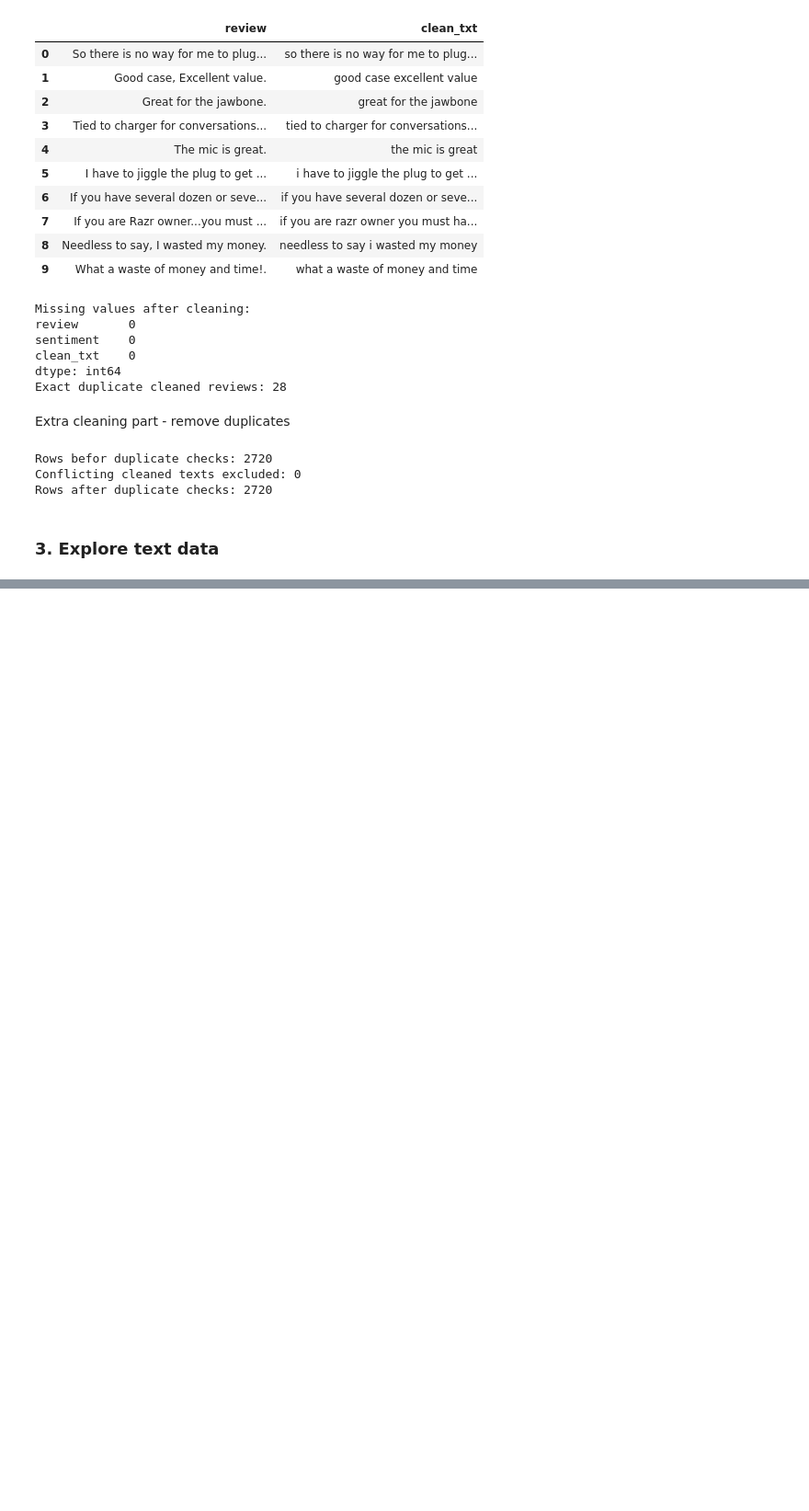
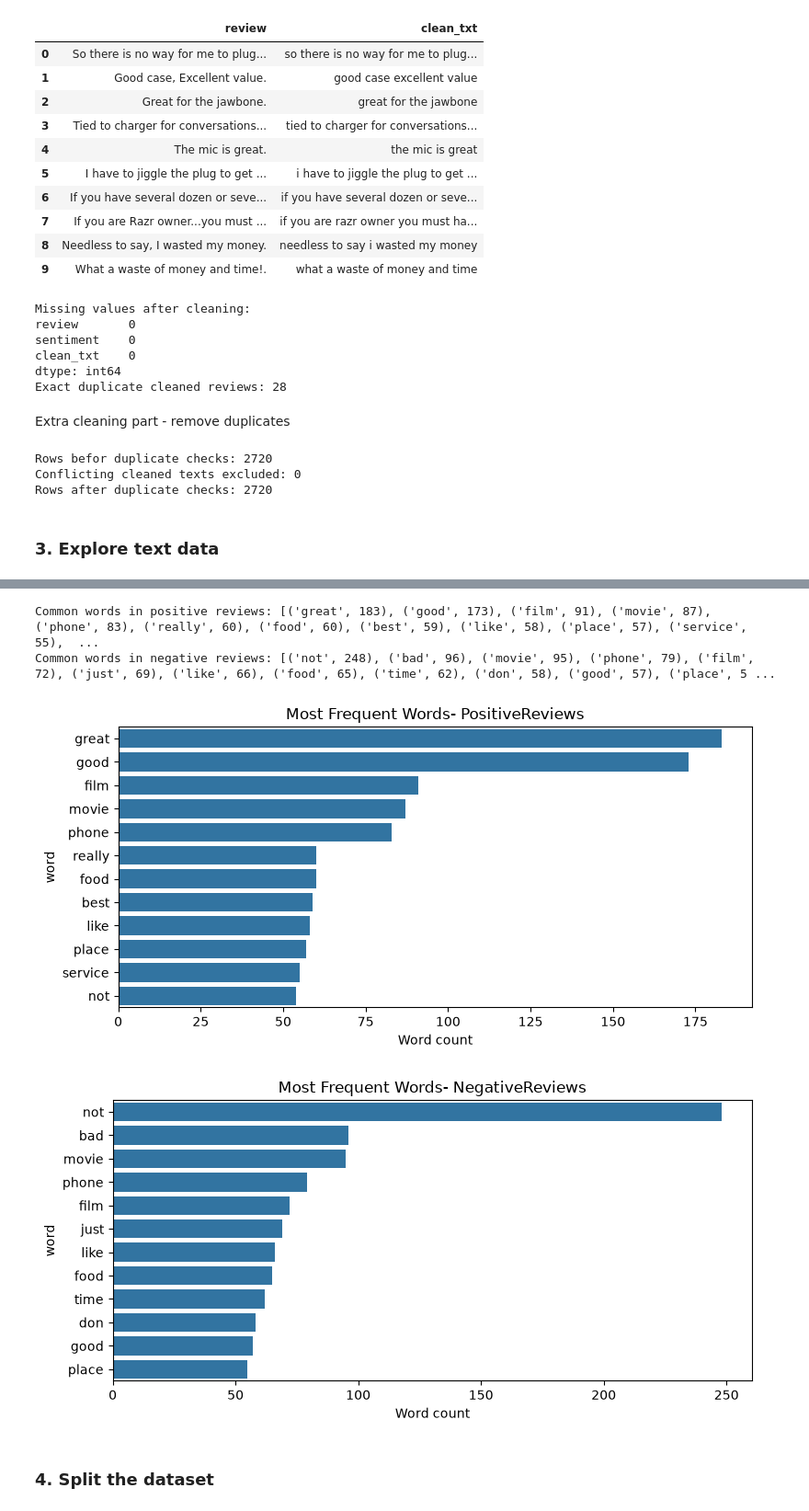
Before and after one commit to sasini05/LLM-Practical-Portfolio---10965209, a Jupyter notebook: Lab-01-Machine-Learning/notebooks/lab01_sentiment_analysis.ipynb, the cells around one changed output, grey strips where cells are left out. Shown at 92% size. Saved outputs shown, nothing was run; the diff lists cells and outputs as text; code cells hidden in the pictures; blank space fills up the shorter version.

```diff
--- a/Lab-01-Machine-Learning/notebooks/lab01_sentiment_analysis.ipynb
+++ b/Lab-01-Machine-Learning/notebooks/lab01_sentiment_analysis.ipynb
@@ -132,0 +172,40 @@ plt.show()
+# %%
+#stop words are ignored only for frequencyb plots
+from collections import Counter as FreqDist
+from sklearn.feature_extraction.text import ENGLISH_STOP_WORDS
+
+frequency_stopwords= set(ENGLISH_STOP_WORDS)-{"not", "no", "nor"}
+
+def top_words(label, n=12):
+    sentences= df.loc[df["sentiment"]==label, "clean_txt"]
+    words= " ".join(sentences).split()
+    words= [w for w in words if len(w)>2 and w not in frequency_stopwords]
+    return FreqDist(words).most_common(n)
+
+positive_words= top_words(1)
+negative_words= top_words(0)
+print("Common words in positive reviews:", positive_words)
+print("Common words in negative reviews:", negative_words)
+
+for label_name, pairs, filename in [
+    ("Positive", positive_words, "top_words_positive.png"),
+    ("Negative", negative_words, "top_words_negative.png")
+
+]:
+    words= [w for w, count in pairs]
+    counts= [count for w, count in pairs]
+    plt.figure(figsize=(8,4))
+    sns.barplot(x=counts, y=words, color="tab:blue")
+    plt.title(f"Most Frequent Words- {label_name}Reviews")
+    plt.xlabel("Word count")
+    plt.ylabel("word")
+    plt.tight_layout()
+    plt.savefig(RESULTS_DIR/filename, dpi=150)
+    plt.show()
+# %% [output]
+Common words in positive reviews: [('great', 183), ('good', 173), ('film', 91), ('movie', 87), ('phone', 83), ('really', 60), ('food', 60), ('best', 59), ('like', 58), ('place', 57), ('service', 55),  ...
+Common words in negative reviews: [('not', 248), ('bad', 96), ('movie', 95), ('phone', 79), ('film', 72), ('just', 69), ('like', 66), ('food', 65), ('time', 62), ('don', 58), ('good', 57), ('place', 5 ...
+[figure, added]
+[figure, added]
+# %% [markdown]
+### 4. Split the dataset
```
Also changed, not shown: parts of 13 cells of this notebook, 6 other files.
